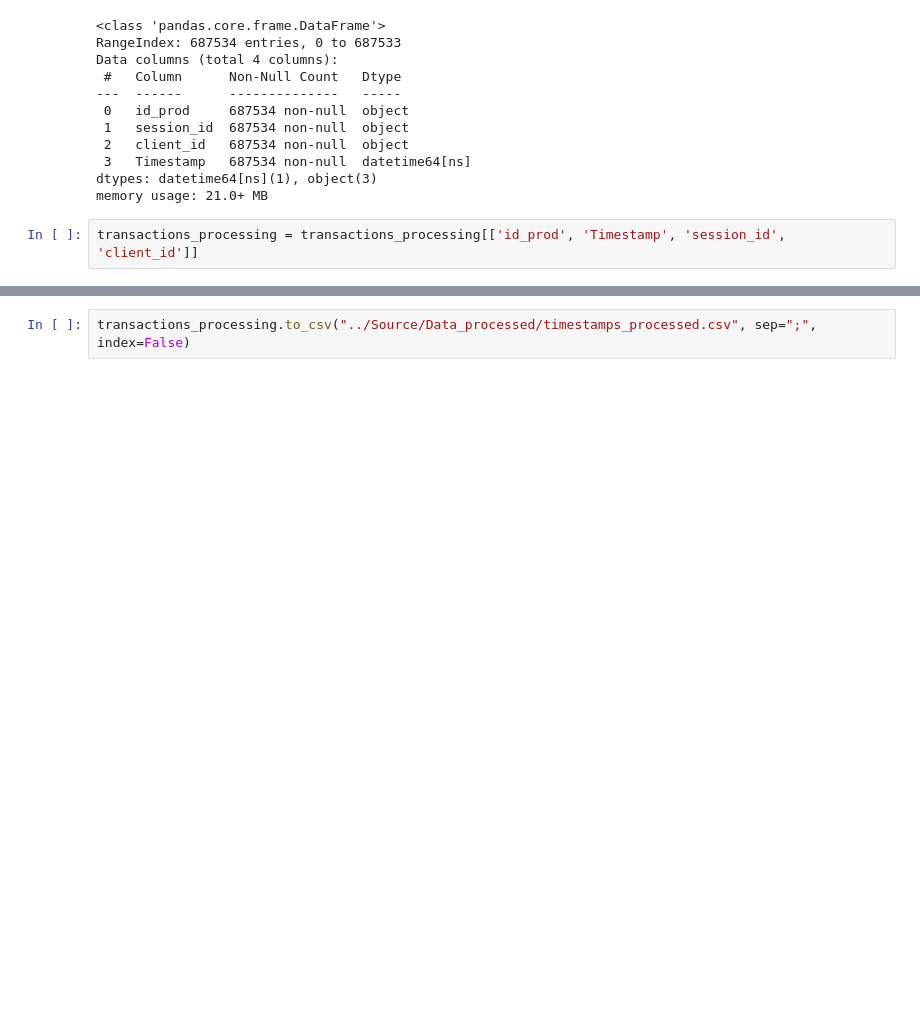
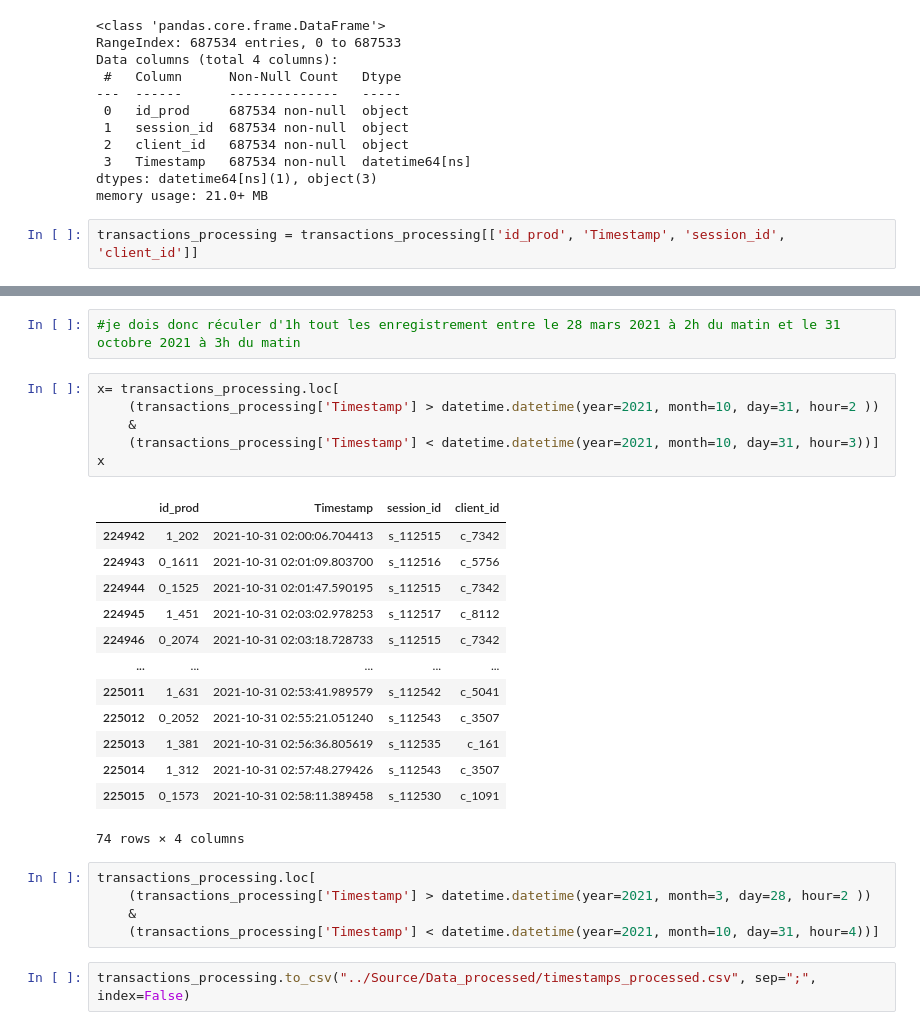
Before and after one commit to IshemZ/Projet_6-Lapage, a Jupyter notebook: Programme/test_conversion_timestamps.ipynb, the cells around one changed output, grey strips where cells are left out. Saved outputs shown, nothing was run; the diff lists cells and outputs as text; blank space fills up the shorter version.

```diff
--- a/Programme/test_conversion_timestamps.ipynb
+++ b/Programme/test_conversion_timestamps.ipynb
@@ -136,3 +152,30 @@ transactions_processing = transactions_processing[['id_prod', 'Timestamp', 'sess
+# %%
+#je dois donc réculer d'1h tout les enregistrement entre le 28 mars 2021 à 2h du matin et le 31 octobre 2021 à 3h du matin
+# %%
+x= transactions_processing.loc[
+    (transactions_processing['Timestamp'] > datetime.datetime(year=2021, month=10, day=31, hour=2 ))
+    &
+    (transactions_processing['Timestamp'] < datetime.datetime(year=2021, month=10, day=31, hour=3))]
+x
+# %% [output]
+|  | id_prod | Timestamp | session_id | client_id |
+| 224942 | 1_202 | 2021-10-31 02:00:06.704413 | s_112515 | c_7342 |
+| 224943 | 0_1611 | 2021-10-31 02:01:09.803700 | s_112516 | c_5756 |
+| 224944 | 0_1525 | 2021-10-31 02:01:47.590195 | s_112515 | c_7342 |
+| 224945 | 1_451 | 2021-10-31 02:03:02.978253 | s_112517 | c_8112 |
+| 224946 | 0_2074 | 2021-10-31 02:03:18.728733 | s_112515 | c_7342 |
+| ... | ... | ... | ... | ... |
+| 225011 | 1_631 | 2021-10-31 02:53:41.989579 | s_112542 | c_5041 |
+| 225012 | 0_2052 | 2021-10-31 02:55:21.051240 | s_112543 | c_3507 |
+| 225013 | 1_381 | 2021-10-31 02:56:36.805619 | s_112535 | c_161 |
+| 225014 | 1_312 | 2021-10-31 02:57:48.279426 | s_112543 | c_3507 |
+| 225015 | 0_1573 | 2021-10-31 02:58:11.389458 | s_112530 | c_1091 |
+74 rows × 4 columns
+# %%
+transactions_processing.loc[
+    (transactions_processing['Timestamp'] > datetime.datetime(year=2021, month=3, day=28, hour=2 ))
+    &
+    (transactions_processing['Timestamp'] < datetime.datetime(year=2021, month=10, day=31, hour=4))]
 # %%
 transactions_processing.to_csv("../Source/Data_processed/timestamps_processed.csv", sep=";", index=False)
 # %% [markdown]
```
Also changed, not shown: parts of 1 cell of this notebook, 1 other file.
